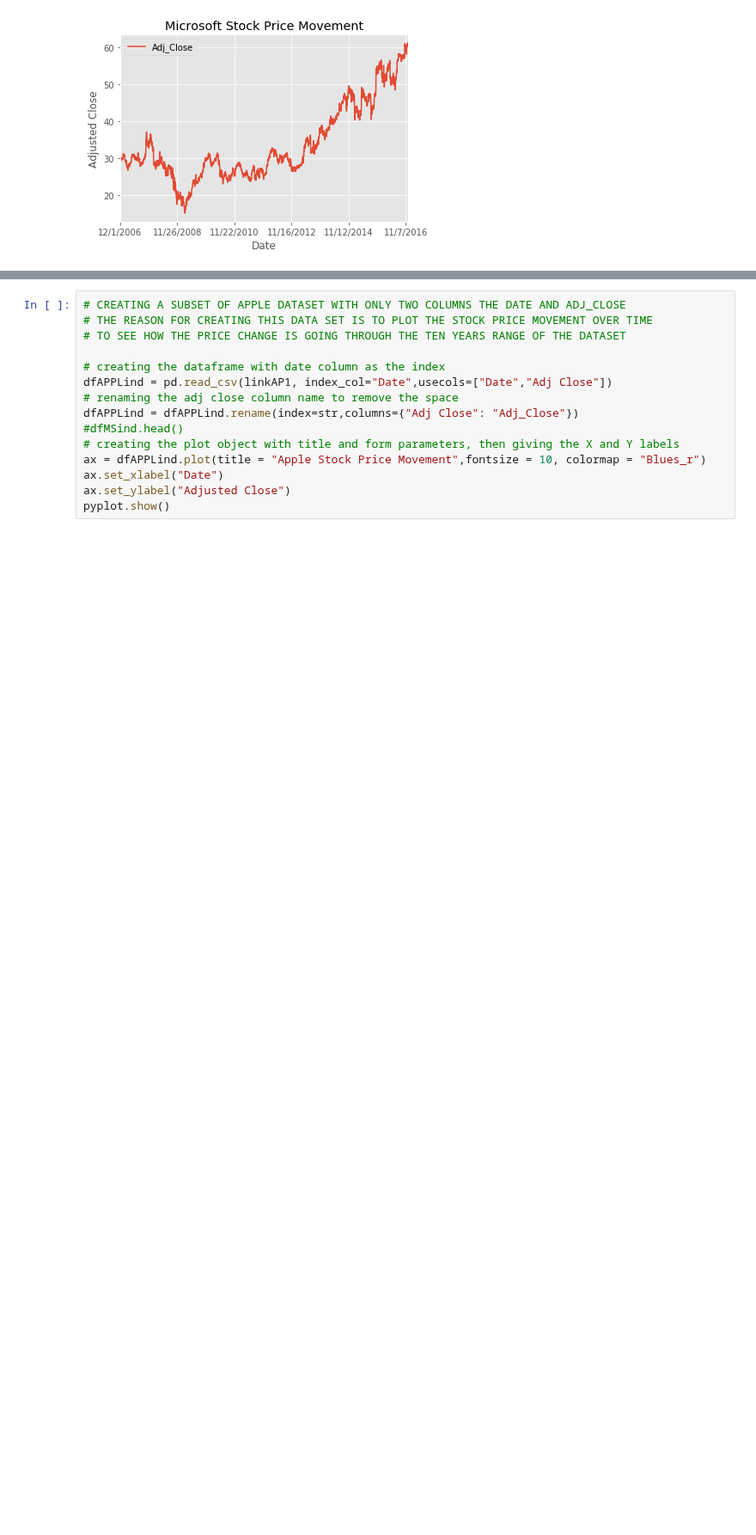
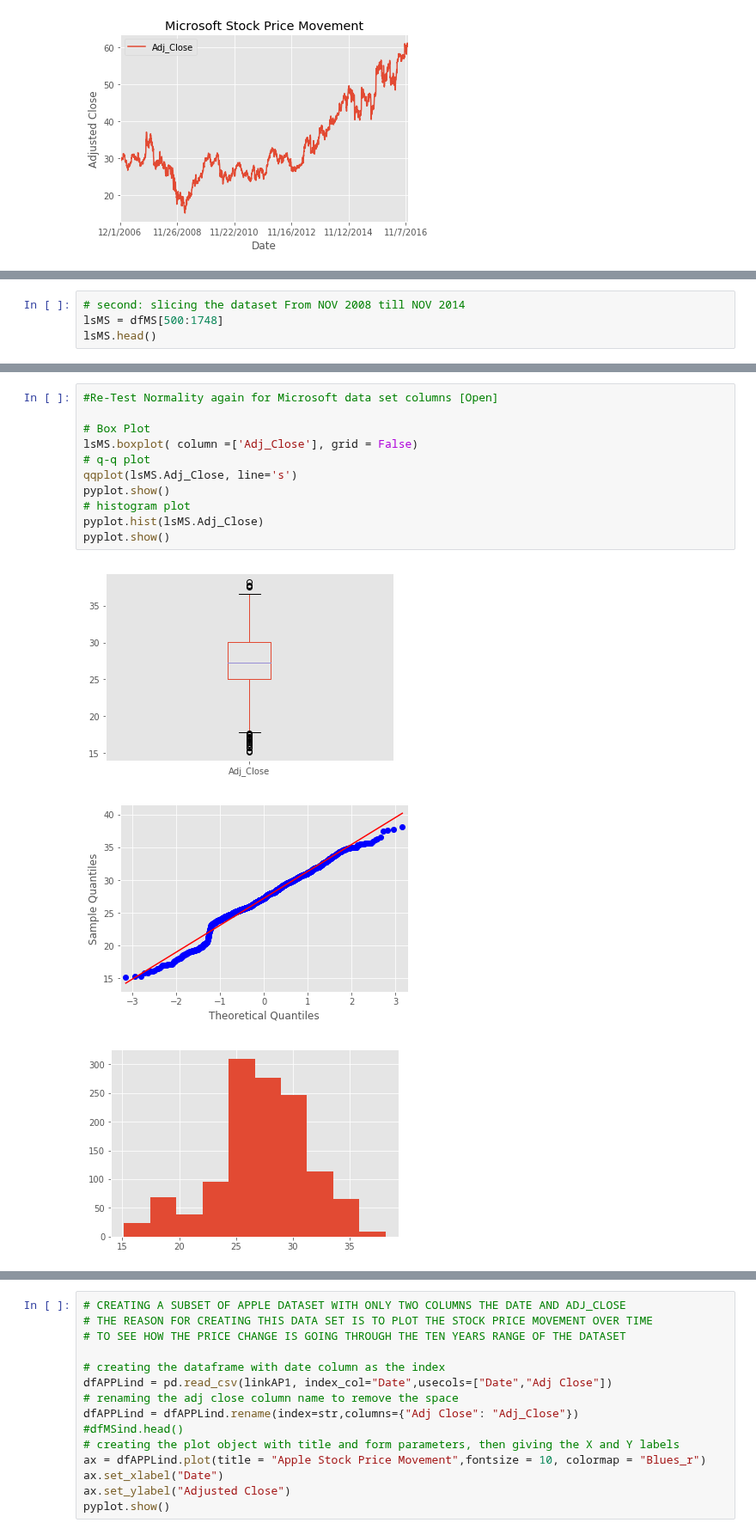
Before and after one commit to micattia/Capstone, a Jupyter notebook: 05_Exploratory_Analysis.ipynb, the cells around one changed output, grey strips where cells are left out. Shown at 86% size. Cells and saved outputs as stored; diff of their text form; blank space fills up the shorter version.

```diff
--- a/05_Exploratory_Analysis.ipynb
+++ b/05_Exploratory_Analysis.ipynb
@@ -60,0 +76,4 @@ pyplot.show()
+# %%
+# second: slicing the dataset From NOV 2008 till NOV 2014
+lsMS = dfMS[500:1748]
+lsMS.head()
@@ -60,0 +92,15 @@ pyplot.show()
+# %%
+#Re-Test Normality again for Microsoft data set columns [Open]
+
+# Box Plot
+lsMS.boxplot( column =['Adj_Close'], grid = False)
+# q-q plot
+qqplot(lsMS.Adj_Close, line='s')
+pyplot.show()
+# histogram plot
+pyplot.hist(lsMS.Adj_Close)
+pyplot.show()
+# %% [output]
+[figure, added]
+[figure, added]
+[figure, added]
```
Also changed, not shown: parts of 14 cells of this notebook.
